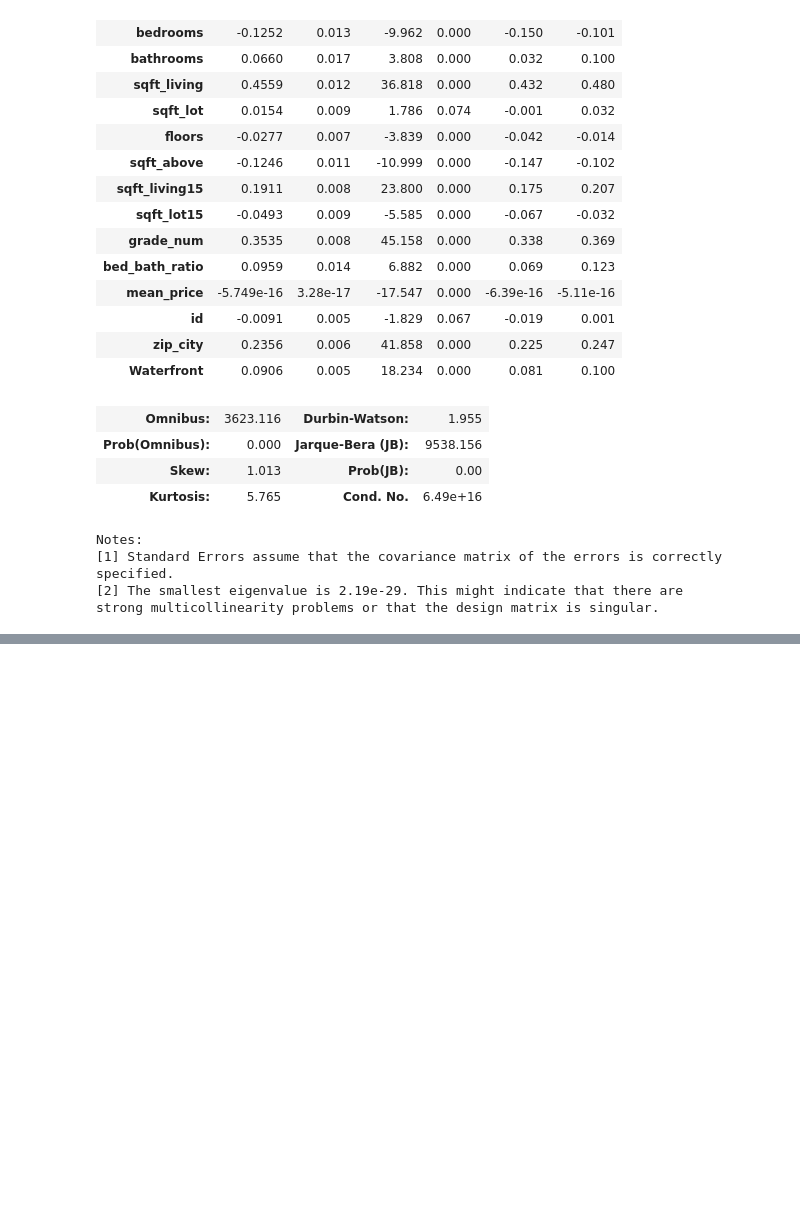
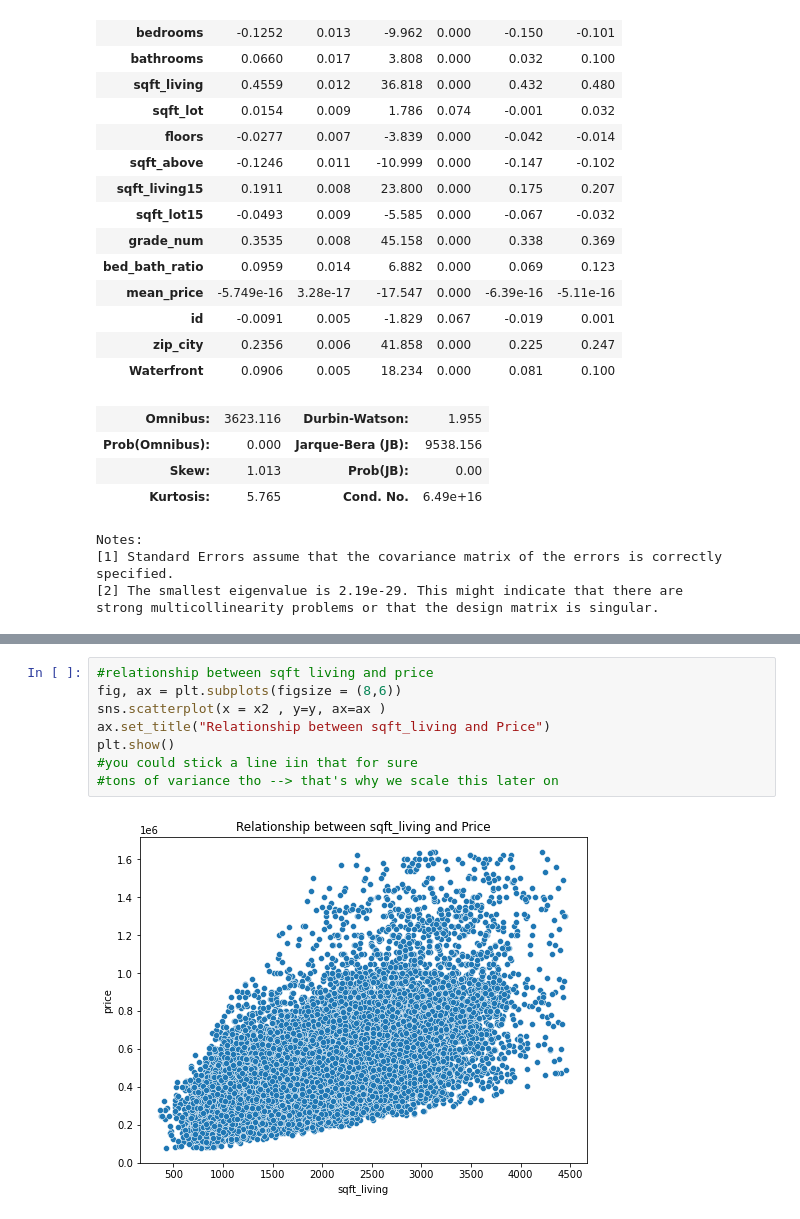
Before and after one commit to MackoyS/sarah-and-mackoy-price-modeling, a Jupyter notebook: DraftProject.ipynb, the cells around one changed output, grey strips where cells are left out. Drawn from its saved outputs; the diff is of its cells as text; blank space fills up the shorter version.

```diff
--- a/DraftProject.ipynb
+++ b/DraftProject.ipynb
@@ -1644,0 +1691,10 @@ strong multicollinearity problems or that the design matrix is singular.
+# %%
+#relationship between sqft living and price
+fig, ax = plt.subplots(figsize = (8,6))
+sns.scatterplot(x = x2 , y=y, ax=ax )
+ax.set_title("Relationship between sqft_living and Price")
+plt.show()
+#you could stick a line iin that for sure
+#tons of variance tho --> that's why we scale this later on
+# %% [output]
+[figure, added]
```
Also changed, not shown: parts of 51 cells of this notebook.
